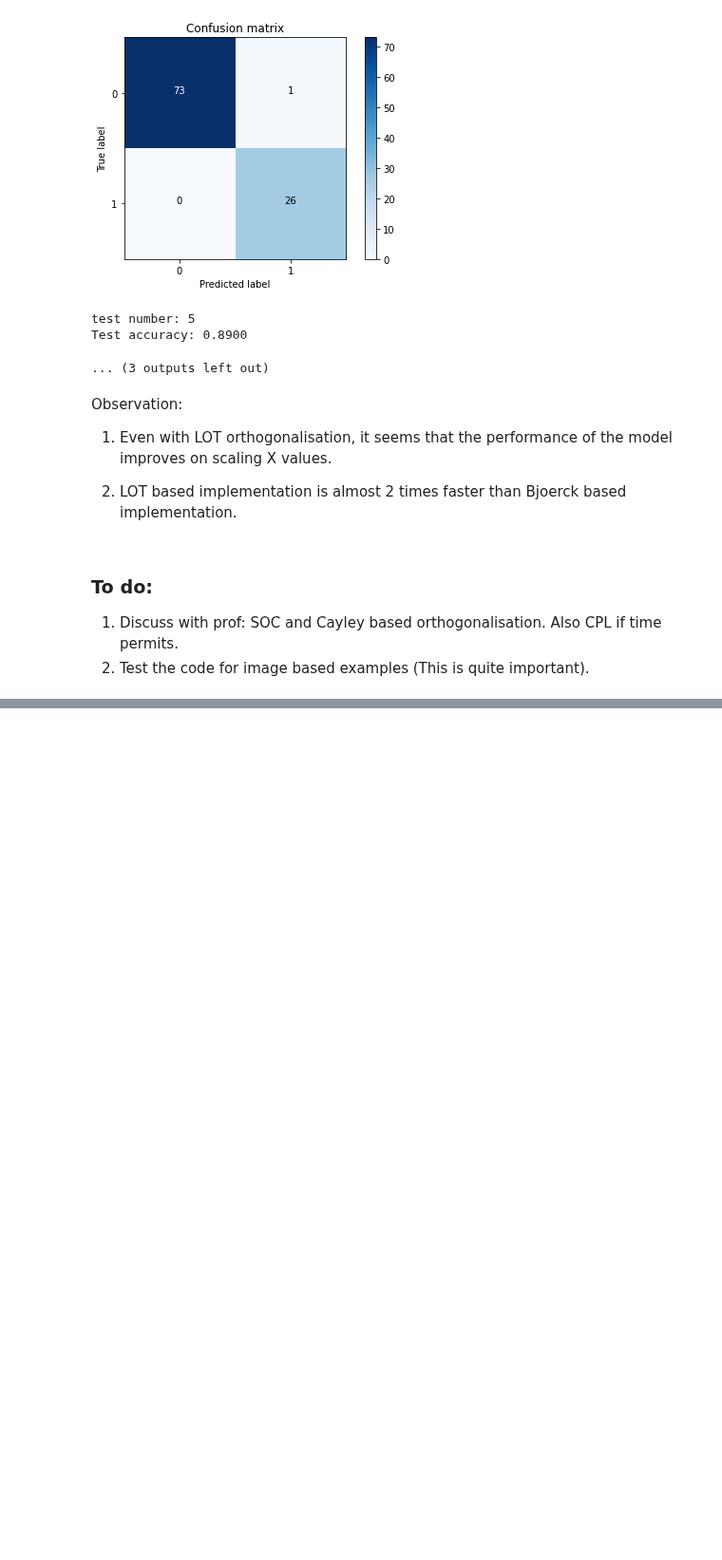
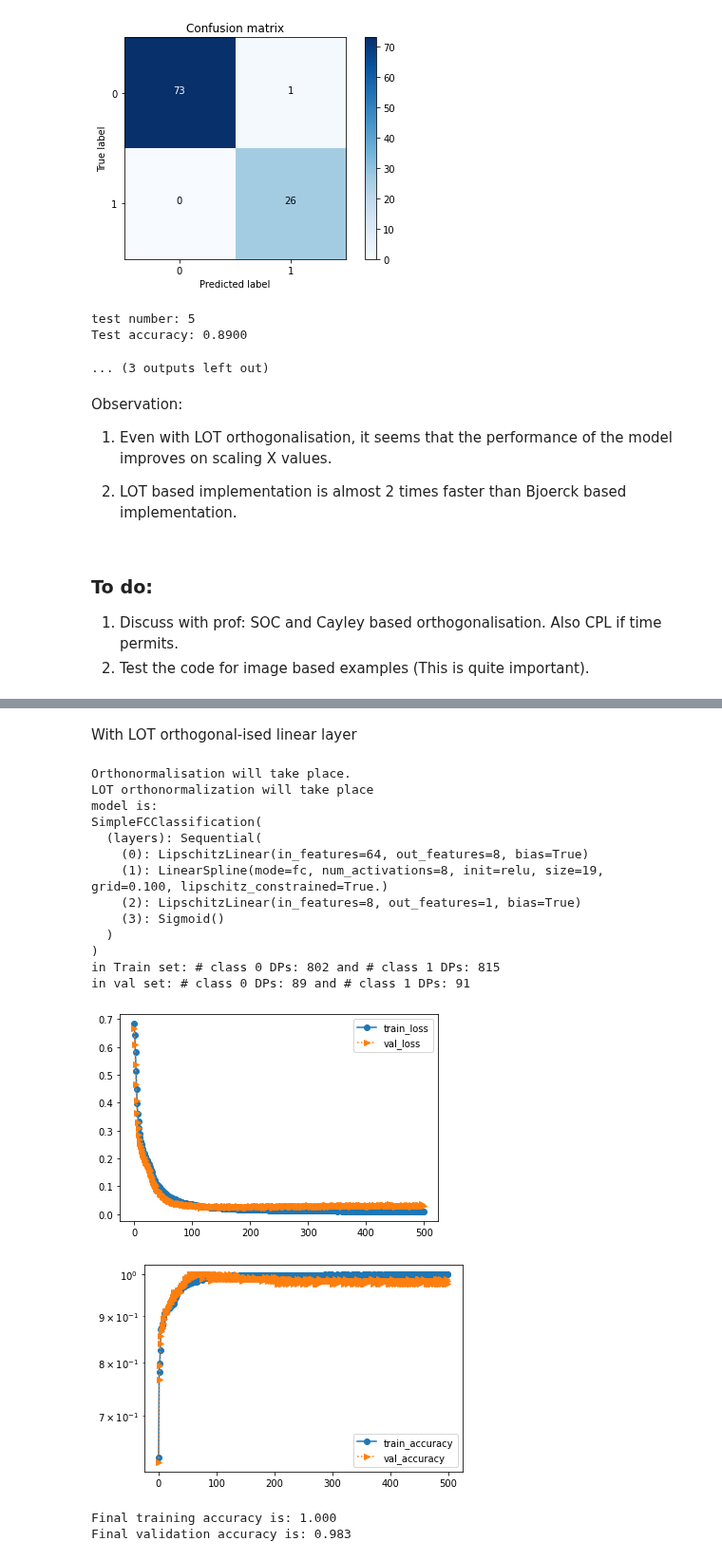
Before and after one commit to neelkanthrawat/Lipschitz_DSNN, a Jupyter notebook: trial_notebooks/testing_LOT.ipynb, the cells around one changed output, grey strips where cells are left out. Shown at 95% size. Drawn from its saved outputs; the diff is of its cells as text; code cells hidden in the pictures; blank space fills up the shorter version.

```diff
--- a/trial_notebooks/testing_LOT.ipynb
+++ b/trial_notebooks/testing_LOT.ipynb
@@ -337,0 +449,53 @@ Observation:
+# %% [markdown]
+With LOT orthogonal-ised linear layer
+# %%
+# we will need it later
+config_train_classification_LOT_digits = copy.deepcopy(config_train_classification_digits)
+config_train_classification_LOT_digits['net_params']['projection'] = 'orthonormalize'
+config_train_classification_LOT_digits['net_params']['LOT'] = {'LOT_iter': 10}
+config_train_classification_LOT_digits['training_options']['epochs']=500
+# %%
+## criterion is: criterion
+criterion= nn.BCELoss()
+
+## model
+## defining the model
+ds_simple_fc_LOT_digits= SimpleFCClassification(network_parameters=config_train_classification_LOT_digits['net_params'],
+                             **additional_network_params)
+ds_simple_fc_LOT_digits =ds_simple_fc_LOT_digits.to('cpu')
+print("model is:"); print(ds_simple_fc_LOT_digits)
+
+### instantiate the Trainer
+trainer_classification_LOT_digits = Trainer_classification(model=ds_simple_fc_LOT_digits,
+                                                xdata=flat_images_unnorm,
+                                                ydata= tgt,
+                                                criterion=criterion,
+                                                config= config_train_classification_LOT_digits,
+                                                seed=12,
+                                                device='cpu',
+                                                print_after_epoch=1000 # I dont want to print coz I am plotting them in the end anyways
+                                                )
+
+### Let's train the model
+trainer_classification_LOT_digits.train() ###
+
+### plotting loss curves
+plot_losses_trained_model(trainer_classification_LOT_digits)
+# %% [output]
+Orthonormalisation will take place.
+LOT orthonormalization will take place
+model is:
+SimpleFCClassification(
+  (layers): Sequential(
+    (0): LipschitzLinear(in_features=64, out_features=8, bias=True)
+    (1): LinearSpline(mode=fc, num_activations=8, init=relu, size=19, grid=0.100, lipschitz_constrained=True.)
+    (2): LipschitzLinear(in_features=8, out_features=1, bias=True)
+    (3): Sigmoid()
+  )
+)
+in Train set: # class 0 DPs: 802 and # class 1 DPs: 815
+in val set: # class 0 DPs: 89 and # class 1 DPs: 91
+[figure, added]
+[figure, added]
+Final training accuracy is: 1.000
+Final validation accuracy is: 0.983
```
Also changed, not shown: parts of 12 cells of this notebook.
